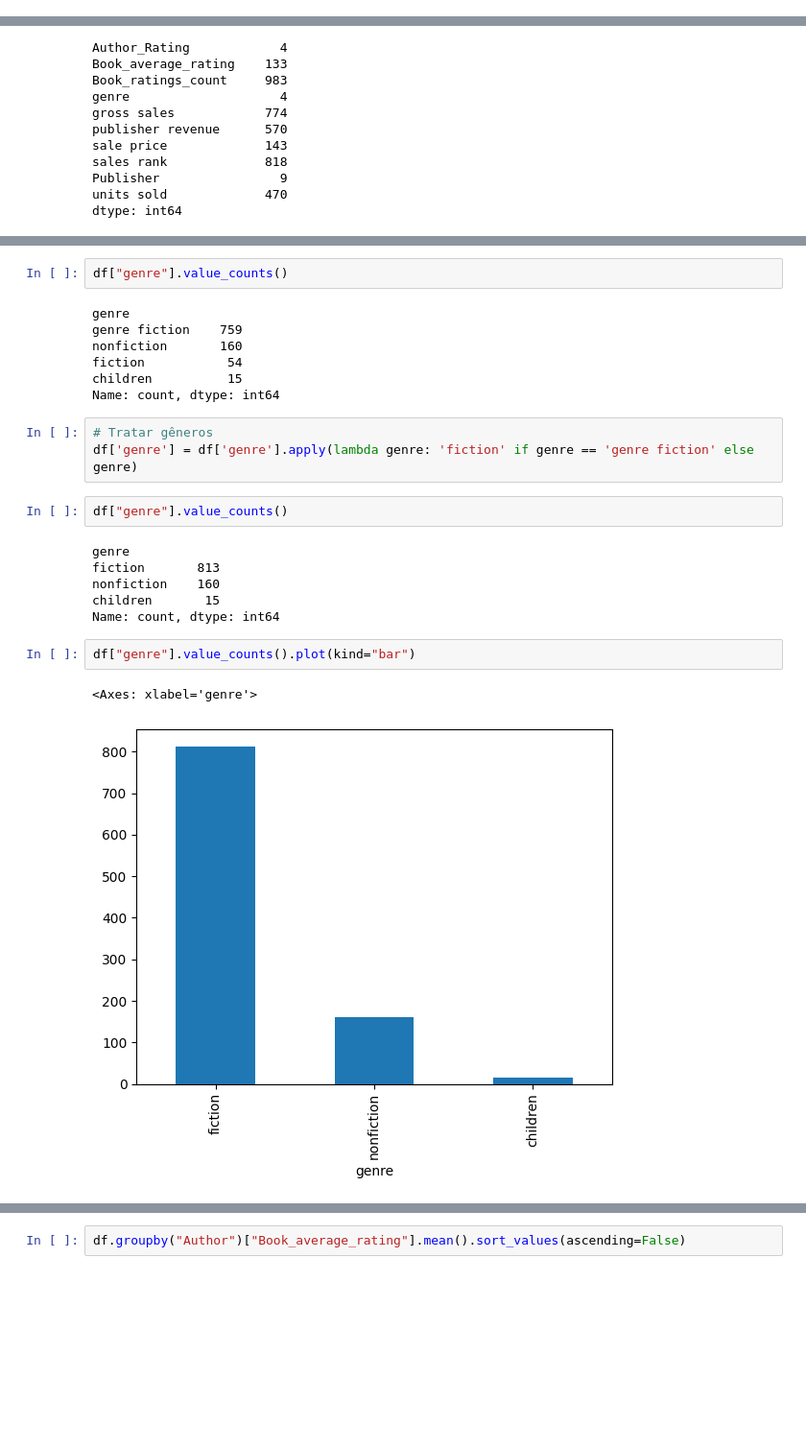
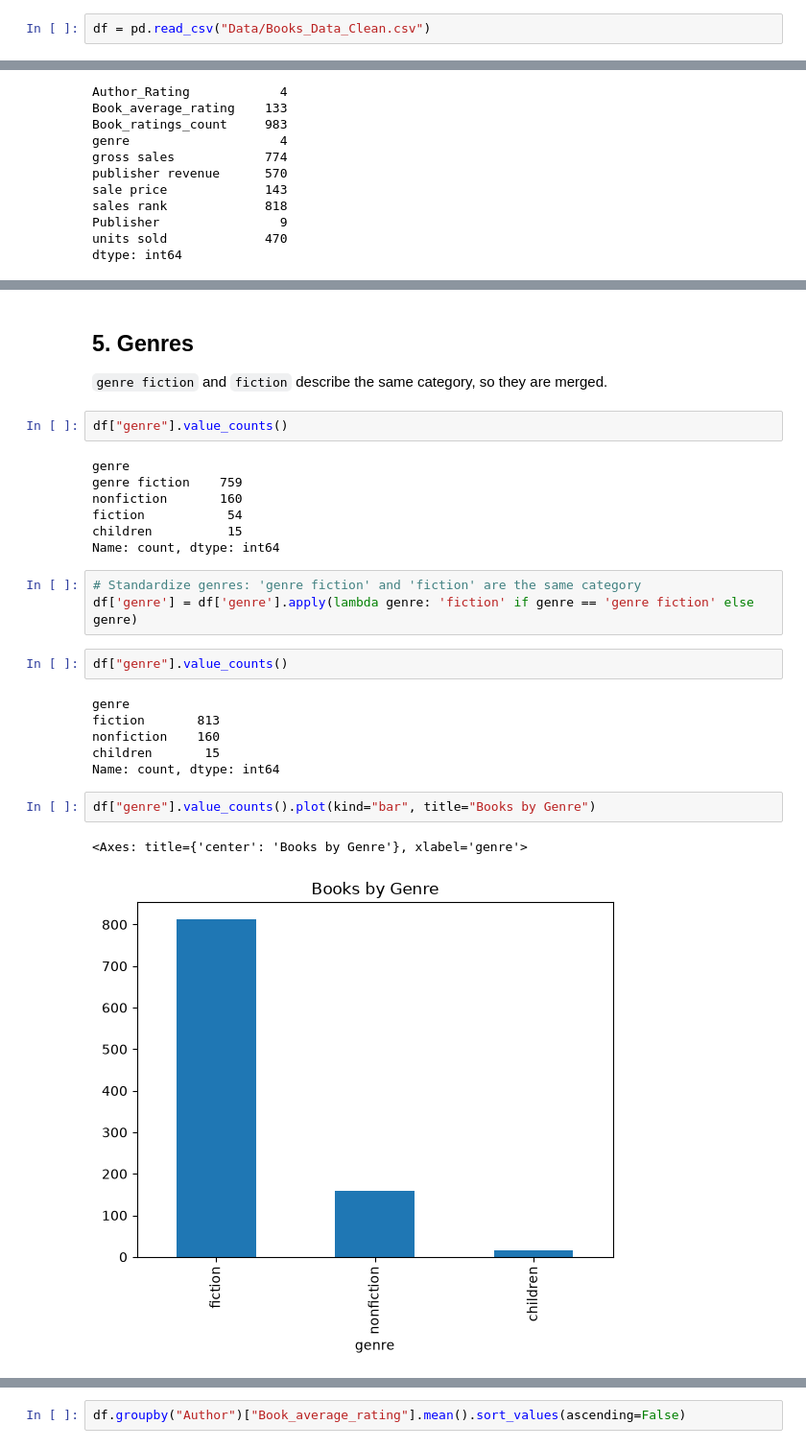
Before and after one commit to Laurentius96/Analysis_of_Book_Publication_Data, a Jupyter notebook: main.ipynb, the cells around one changed output, grey strips where cells are left out. Shown at 96% size. Drawn from its saved outputs; the diff is of its cells as text; blank space fills up the shorter version.

```diff
--- a/main.ipynb
+++ b/main.ipynb
@@ -7,3 +15,5 @@ df = pd.read_csv("C:/Users/bianc/OneDrive/Documents/1-Estudos/2-DNC/1-Data Scien
+# %%
+df = pd.read_csv("Data/Books_Data_Clean.csv")
 # %%
 df
 # %% [output]
@@ -143,3 +161,7 @@ plt.show()
+# %% [markdown]
+## 5. Genres
+
+`genre fiction` and `fiction` describe the same category, so they are merged.
 # %%
 df["genre"].value_counts()
 # %% [output]
@@ -150,7 +172,7 @@ fiction           54
 children          15
 Name: count, dtype: int64
 # %%
-# Tratar gêneros
+# Standardize genres: 'genre fiction' and 'fiction' are the same category
 df['genre'] = df['genre'].apply(lambda genre: 'fiction' if genre == 'genre fiction' else genre)
 # %%
 df["genre"].value_counts()
@@ -161,7 +183,7 @@ nonfiction    160
 children       15
 Name: count, dtype: int64
 # %%
-df["genre"].value_counts().plot(kind="bar")
+df["genre"].value_counts().plot(kind="bar", title="Books by Genre")
 # %% [output]
-<Axes: xlabel='genre'>
+<Axes: title={'center': 'Books by Genre'}, xlabel='genre'>
-[figure, old version]
+[figure, new version]
```
Also changed, not shown: parts of 30 cells of this notebook, 1 other file.
